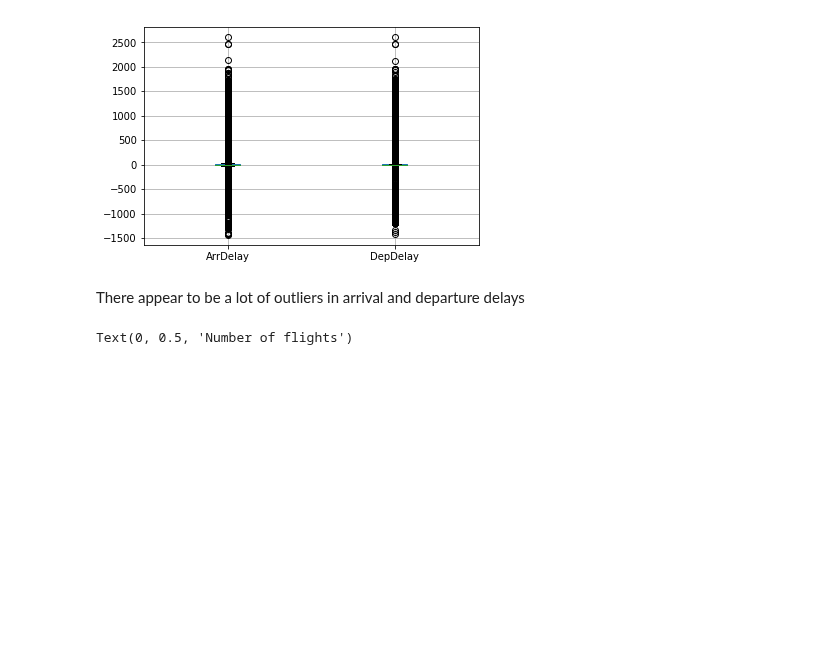
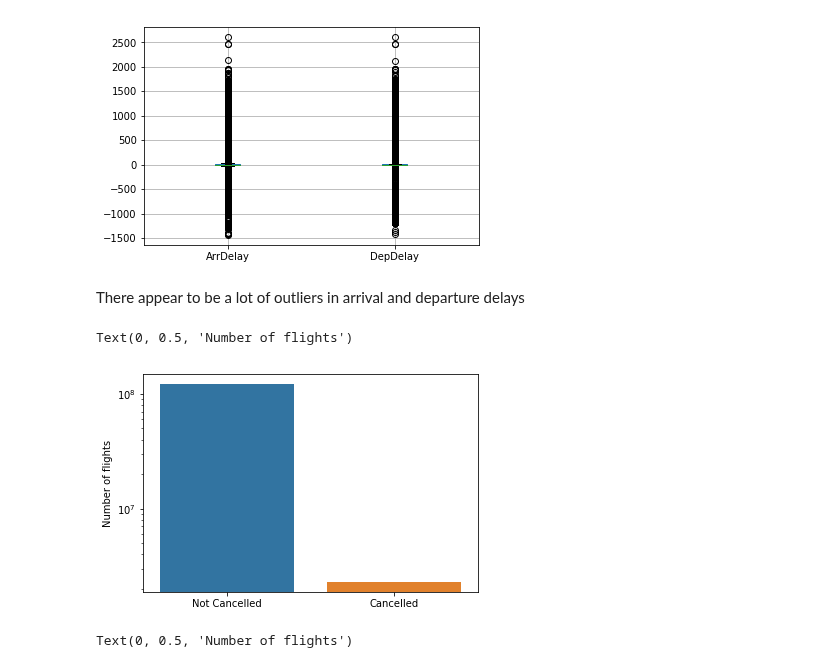
Before and after one commit to command7/exploratory_data_analysis, a Jupyter notebook: Analysis.ipynb, the cells around one changed output. Drawn from its saved outputs; the diff is of its cells as text; code cells hidden in the pictures; blank space fills up the shorter version.

Commit message:
Feat: Add bar chart for cancelled flights
A bar chart that shows number of flights that were cancelled and number of flights that weren't was added.

```diff
--- a/Analysis.ipynb
+++ b/Analysis.ipynb
@@ -127,4 +127,14 @@ flights_data.boxplot(column=["ArrDelay", "DepDelay"])
 [figure]
 # %% [markdown]
 There appear to be a lot of outliers in arrival and departure delays
+# %%
+# cancelled_flights = flights_data.query("Cancelled == 0")["CancellationCode"]
+sb.countplot(data=flights_data, x="Cancelled")
+plt.yscale("log")
+plt.xticks([0,1], ["Not Cancelled", "Cancelled"])
+plt.xlabel("")
+plt.ylabel("Number of flights")
+# %% [output]
+Text(0, 0.5, 'Number of flights')
+[figure, added]
 # %%
```
Also changed, not shown: parts of 1 cell of this notebook.
